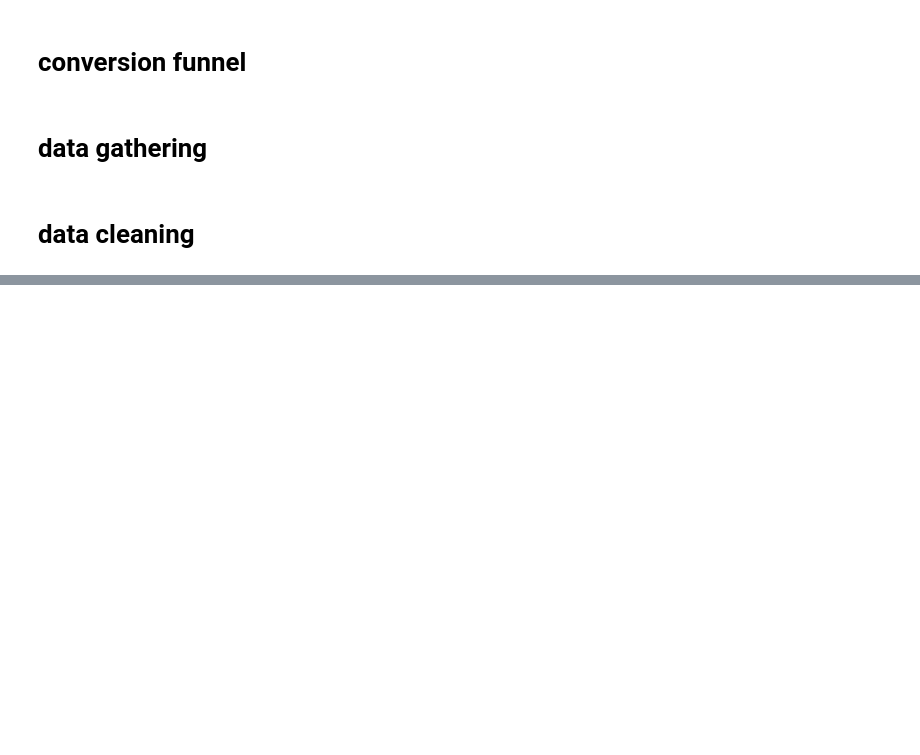
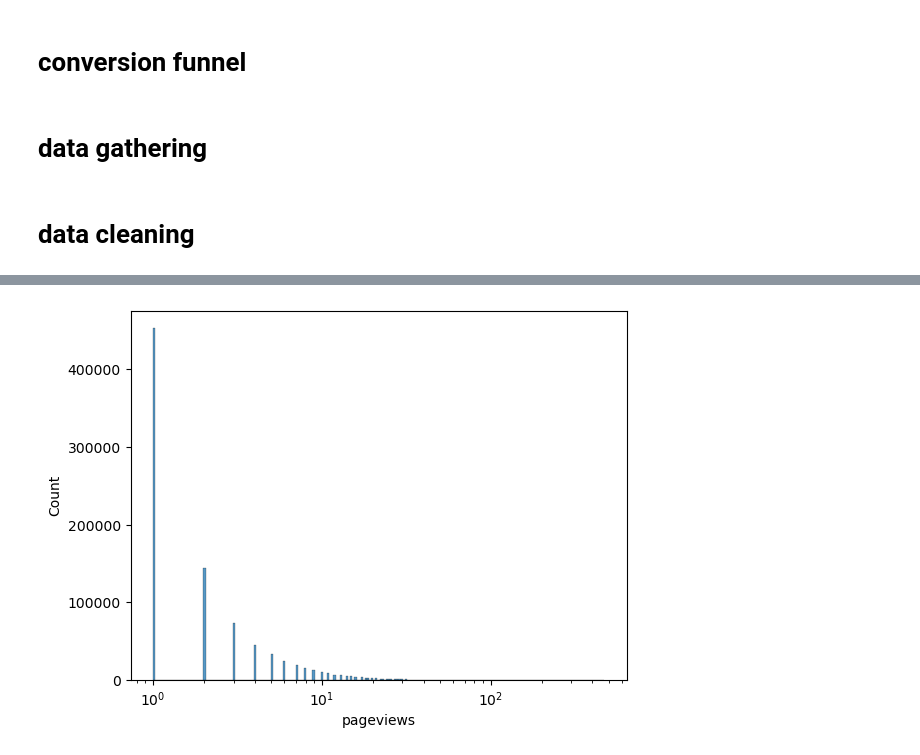
Before and after one commit to karthik-manikulam/GA360-Funnel-Analysis, a Jupyter notebook: Untitled.ipynb, the cells around one changed output, grey strips where cells are left out. Saved outputs shown, nothing was run; the diff lists cells and outputs as text; code cells hidden in the pictures; blank space fills up the shorter version.

```diff
--- a/Untitled.ipynb
+++ b/Untitled.ipynb
@@ -310,0 +339,5 @@ check.head(25)
+# %%
+sns.histplot(users["pageviews"], log_scale=True)
+plt.show()
+# %% [output]
+[figure, added]
```
Also changed, not shown: parts of 65 cells of this notebook, 6 other files.
